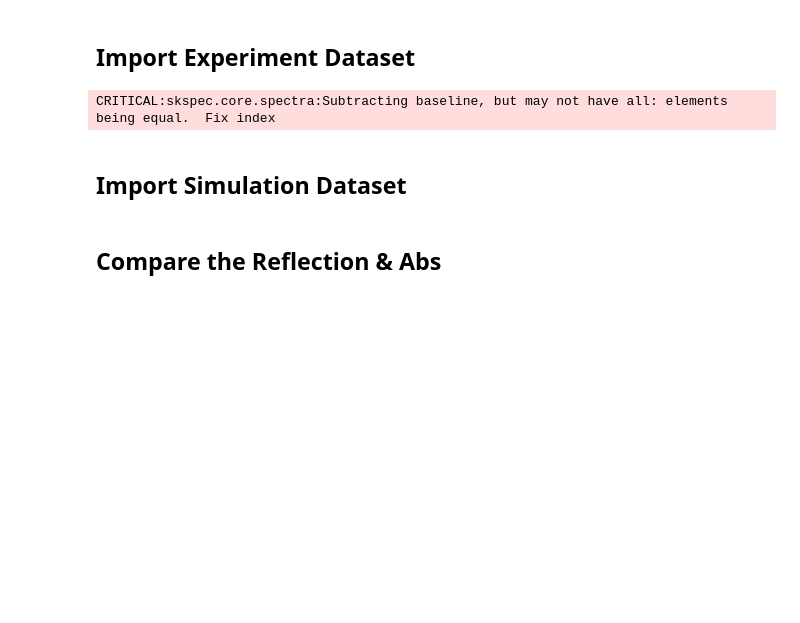
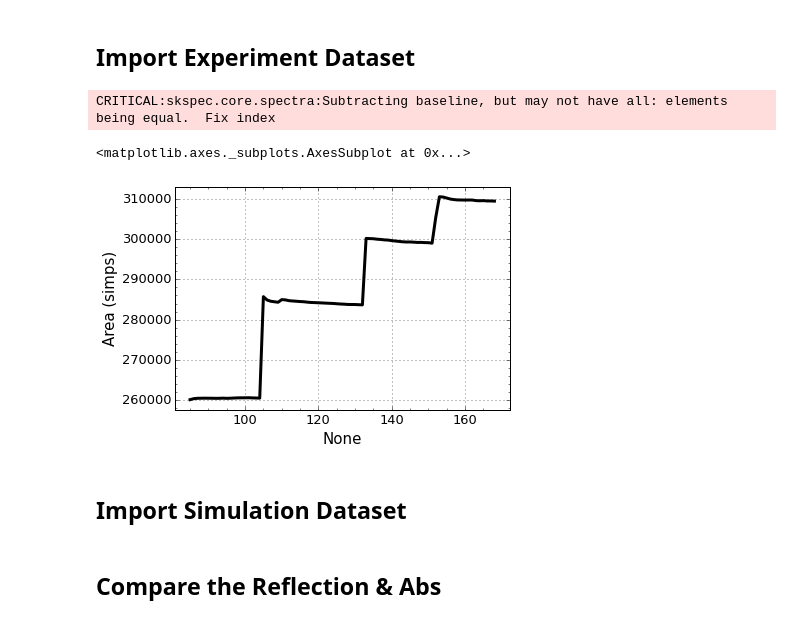
Before and after one commit to hughesadam87/PAME, a Jupyter notebook: Notebooks/glycerin_simulation.ipynb, the cells around one changed output. Cells and saved outputs as stored; diff of their text form; code cells hidden in the pictures; blank space fills up the shorter version.

Commit message:
plot style

```diff
--- a/Notebooks/glycerin_simulation.ipynb
+++ b/Notebooks/glycerin_simulation.ipynb
@@ -65,18 +63,24 @@ To test the sensitivity of an optical biosensor, we measure the reflection inten
 import pandas as pd
 df = pd.read_csv('/Users/zhaowenliu/Desktop/All_bsa_glyc_by_1',delimiter='\t',index_col=0)
 df = df.drop('Unnamed: 170', 1)
+#df = df.drop(df.index[0:70])
 
 expts = Spectra(df.values, index=df.index, specunit='nm')
 expts.baseline = expts.iloc[::,0]
 expts.sub_base()
 
-expts= expts.iloc[::, 1:]
+expts = expts.iloc[::,85:]
 from skspec.core.baseline import dynamic_baseline
 blines = dynamic_baseline(expts,((345.0, 395.0), (900.0, 1000.0)))
 expts = expts.sub(blines,axis=0)
 expts = expts.ix[425:680]
 # %% [output]
 CRITICAL:skspec.core.spectra:Subtracting baseline, but may not have all: elements being equal.  Fix index
+# %%
+expts.area().plot()
+# %% [output]
+<matplotlib.axes._subplots.AxesSubplot at 0x...>
+[figure, added]
 # %% [markdown]
 ## Import Simulation Dataset
 # %%
```
Also changed, not shown: parts of 7 cells of this notebook.
